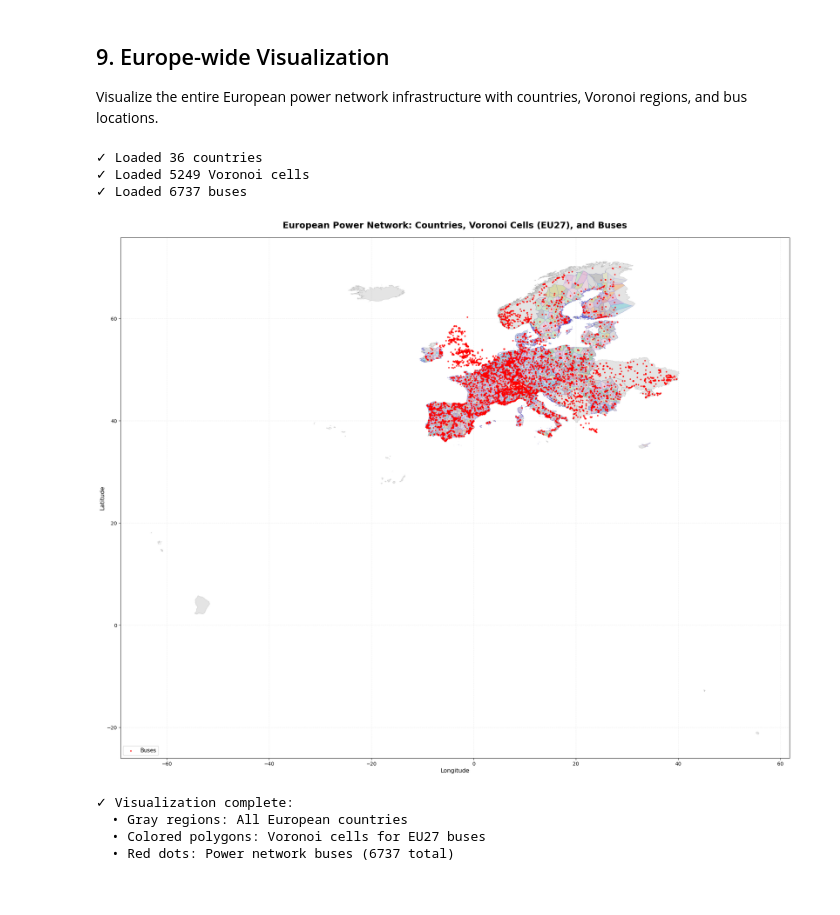
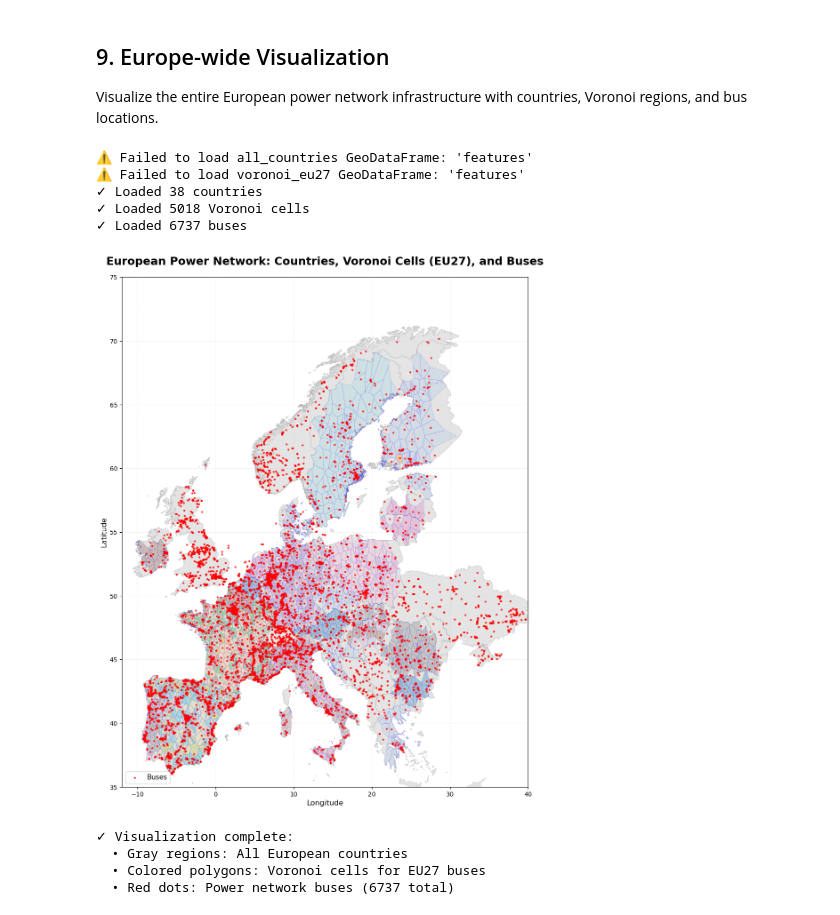
Before and after one commit to jendrkk/PyPSA---Simplified-European-Model, a Jupyter notebook: notebooks/geometry_tutorial.ipynb, the cells around one changed output. Drawn from its saved outputs; the diff is of its cells as text; code cells hidden in the pictures.

```diff
--- a/notebooks/geometry_tutorial.ipynb
+++ b/notebooks/geometry_tutorial.ipynb
@@ -419,24 +410,47 @@ All data is automatically cached for fast subsequent access!
 Visualize the entire European power network infrastructure with countries, Voronoi regions, and bus locations.
 # %%
 import json
-import geopandas as gpd
 
-# Define cache paths
+# Define cache dir
 cache_dir = Path.cwd().parent / 'data' / 'cache' / 'geometry'
 
-# Load all countries
-all_countries_path = cache_dir / 'all_countries.geojson'
-voronoi_eu27_path = cache_dir / 'voronoi_eu27.geojson'
+# Candidate paths (in preferred order)
+all_countries_candidates = [
+    cache_dir / 'all_countries.geojson',
+    cache_dir / 'all_countries.parquet',
+]
 
-if all_countries_path.exists() and voronoi_eu27_path.exists():
+voronoi_candidates = [
+    cache_dir / 'voronoi_eu27_join.geojson',
+    cache_dir / 'voronoi_eu27.geojson',
+    cache_dir / 'voronoi_eu27.parquet',
+    cache_dir / 'voronoi_eu27_join.parquet',
+]
+
+def first_existing(paths):
+    for p in paths:
+        if p.exists():
+            return p
+    return None
+
+all_countries_path = first_existing(all_countries_candidates)
+voronoi_eu27_path = first_existing(voronoi_candidates)
+
+if all_countries_path and voronoi_eu27_path:
     # Load geometries
-    with open(all_countries_path) as f:
-        all_countries_geojson = json.load(f)
-    all_countries_gdf = gpd.GeoDataFrame.from_features(all_countries_geojson['features'])
+    all_countries_geojson = load_shapes_efficiently(all_countries_path)
+    try:
+        all_countries_gdf = gpd.GeoDataFrame.from_features(all_countries_geojson['features'])
+    except Exception as e:
+        print(f"⚠ Failed to load all_countries GeoDataFrame: {e}")
+        all_countries_gdf = all_countries_geojson
 
-    with open(voronoi_eu27_path) as f:
-        voronoi_geojson = json.load(f)
-    voronoi_gdf = gpd.GeoDataFrame.from_features(voronoi_geojson['features'])
+    voronoi_geojson = load_shapes_efficiently(voronoi_eu27_path)
+    try:
+        voronoi_gdf = gpd.GeoDataFrame.from_features(voronoi_geojson['features'])
+    except Exception as e:
+        print(f"⚠ Failed to load voronoi_eu27 GeoDataFrame: {e}")
+        voronoi_gdf = voronoi_geojson
 
     # Load buses
     buses_path = Path.cwd().parent / 'data' / 'raw' / 'OSM Prebuilt Electricity Network' / 'buses.csv'
@@ -447,51 +461,57 @@ if all_countries_path.exists() and voronoi_eu27_path.exists():
         print(f"✓ Loaded {len(buses_data)} buses")
     else:
         buses_data = None
-        print(f"⚠ Buses file not found")
+        print(f"⚠ Buses file not found at {buses_path}")
 else:
-    print(f"⚠ Cache files not found")
-    print(f"  Expected: {all_countries_path}")
-    print(f"  Expected: {voronoi_eu27_path}")
+    print("⚠ Cache files not found")
+    print("  Tried all_countries candidates:")
+    for p in all_countries_candidates:
+        print(f"    - {p} (exists={p.exists()})")
+    print("  Tried voronoi candidates:")
+    for p in voronoi_candidates:
+        print(f"    - {p} (exists={p.exists()})")
     buses_data = None
 # %% [output]
-✓ Loaded 36 countries
-✓ Loaded 5249 Voronoi cells
+⚠ Failed to load all_countries GeoDataFrame: 'features'
+⚠ Failed to load voronoi_eu27 GeoDataFrame: 'features'
+✓ Loaded 38 countries
+✓ Loaded 5018 Voronoi cells
 ✓ Loaded 6737 buses
 # %%
 if buses_data is not None:
 
     # Create figure with larger size for detailed Europe view
-    fig, ax = plt.subplots(figsize=(20, 16))
+    fig, ax = plt.subplots(figsize=(10, 20))
 
     # Plot all countries with subtle color
-    all_countries_gdf.plot(ax=ax, color='lightgray', edgecolor='darkgray', linewidth=0.5, alpha=0.6)
+    all_countries_gdf.plot(ax=ax, color='lightgray', edgecolor='darkgray', linewidth=0.5, alpha=0.6, figsize=(10,20))
 
     # Plot Voronoi cells with colors
-    voronoi_gdf.plot(ax=ax, alpha=0.3, edgecolor='blue', linewidth=0.3, cmap='tab20')
+    voronoi_gdf.plot(ax=ax, alpha=0.3, edgecolor='blue', linewidth=0.3, cmap='tab20', figsize=(10,20))
 
     # Plot buses as small dots
     ax.scatter(buses_data['x'], buses_data['y'], c='red', s=5, alpha=0.7, label='Buses', zorder=5)
 
     # Formatting
     ax.set_title('European Power Network: Countries, Voronoi Cells (EU27), and Buses', fontsize=18, fontweight='bold', pad=20)
     ax.set_xlabel('Longitude', fontsize=12)
     ax.set_ylabel('Latitude', fontsize=12)
-    ax.set_xlim(-5,40)
-    ax.set_ylim(30,50)
+    ax.set_xlim(-12,40)
+    ax.set_ylim(35,75)
     ax.legend(['Buses'], loc='lower left', fontsize=11)
     ax.grid(True, alpha=0.2, linestyle='--')
 
     plt.tight_layout()
     plt.show()
 
     print(f"\n✓ Visualization complete:")
     print(f"  • Gray regions: All European countries")
     print(f"  • Colored polygons: Voronoi cells for EU27 buses")
     print(f"  • Red dots: Power network buses ({len(buses_data)} total)")
 else:
     print("Cannot create visualization - missing data files")
 # %% [output]
-[figure, old version]
+[figure, new version]
 ✓ Visualization complete:
   • Gray regions: All European countries
   • Colored polygons: Voronoi cells for EU27 buses
```
Also changed, not shown: parts of 6 cells of this notebook, 4 other files.
